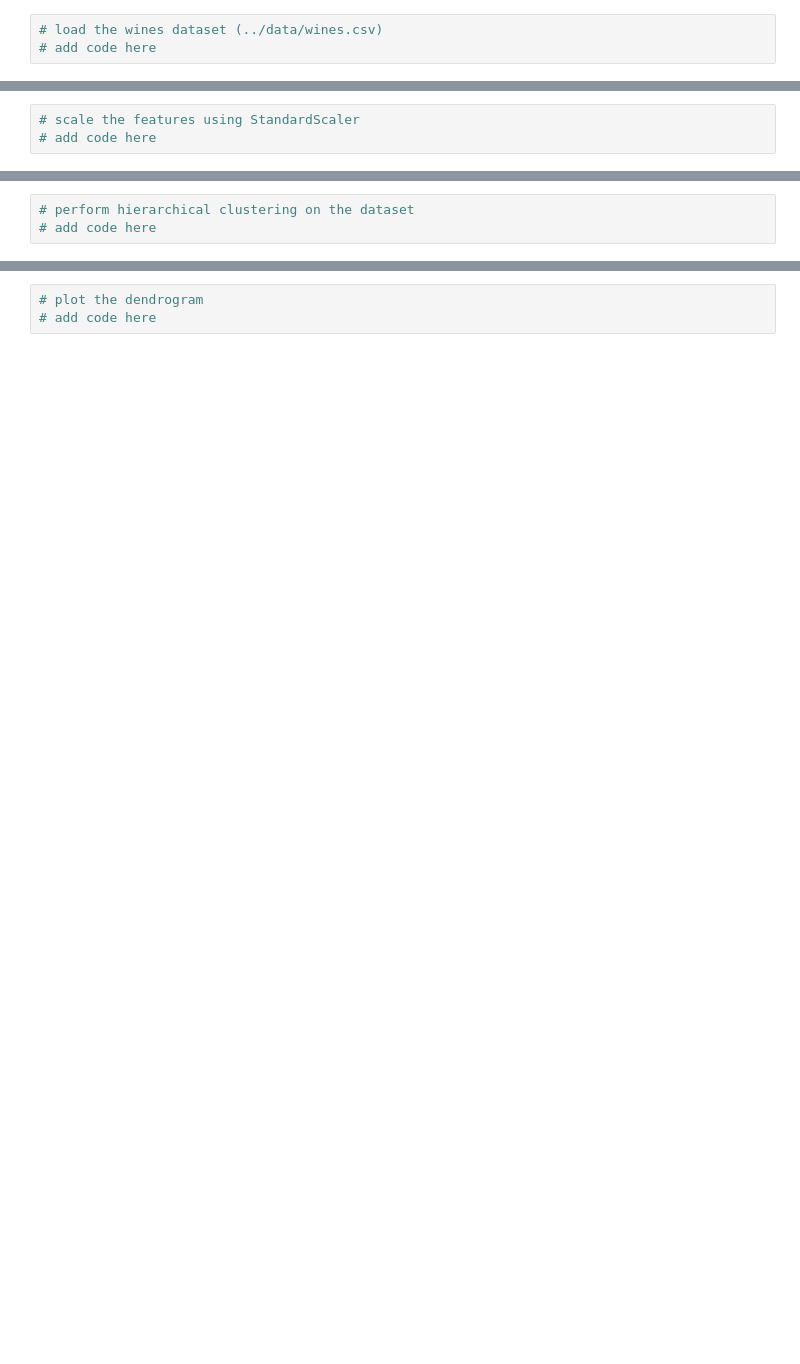
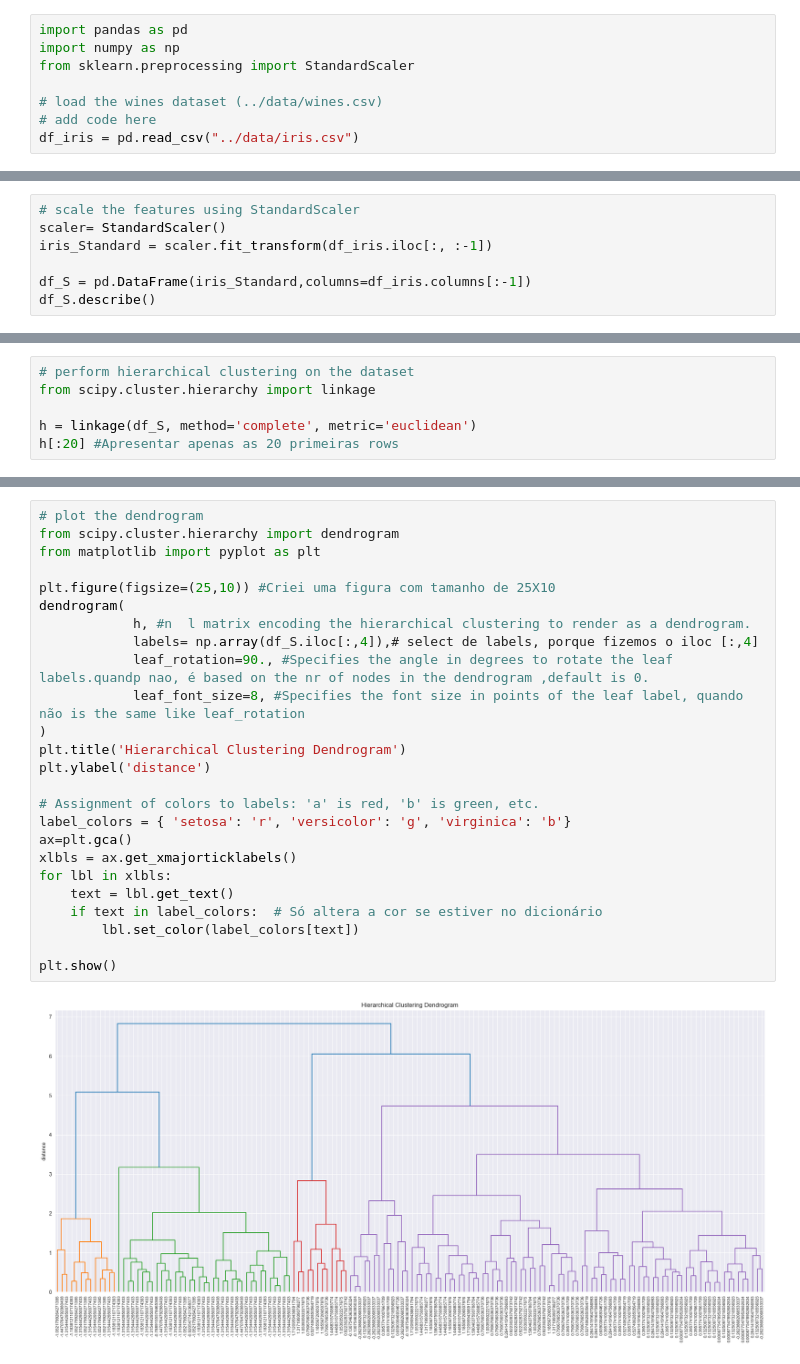
Before and after one commit to LCDA-UCP/ml-hands-on, a Jupyter notebook: exercises/session05/exercises.ipynb, the cells around one changed output, grey strips where cells are left out. Saved outputs shown, nothing was run; the diff lists cells and outputs as text; blank space fills up the shorter version.

```diff
--- a/exercises/session05/exercises.ipynb
+++ b/exercises/session05/exercises.ipynb
@@ -1,5 +1,10 @@
 # %%
+import pandas as pd
+import numpy as np
+from sklearn.preprocessing import StandardScaler
+
 # load the wines dataset (../data/wines.csv)
 # add code here
+df_iris = pd.read_csv("../data/iris.csv")
 # %%
 # do some initial exploratory data analysis
@@ -13,3 +67,7 @@
 # %%
 # scale the features using StandardScaler
-# add code here
+scaler= StandardScaler()
+iris_Standard = scaler.fit_transform(df_iris.iloc[:, :-1])
+
+df_S = pd.DataFrame(iris_Standard,columns=df_iris.columns[:-1])
+df_S.describe()
@@ -16,3 +84,6 @@
 # %%
 # perform hierarchical clustering on the dataset
-# add code here
+from scipy.cluster.hierarchy import linkage
+
+h = linkage(df_S, method='complete', metric='euclidean')
+h[:20] #Apresentar apenas as 20 primeiras rows
@@ -19,5 +111,29 @@
 # %%
 # plot the dendrogram
-# add code here
+from scipy.cluster.hierarchy import dendrogram
+from matplotlib import pyplot as plt
+
+plt.figure(figsize=(25,10)) #Criei uma figura com tamanho de 25X10
+dendrogram(
+            h, #n  l matrix encoding the hierarchical clustering to render as a dendrogram.
+            labels= np.array(df_S.iloc[:,4]),# select de labels, porque fizemos o iloc [:,4]
+            leaf_rotation=90., #Specifies the angle in degrees to rotate the leaf labels.quandp nao, é based on the nr of nodes in the dendrogram ,default is 0.
+            leaf_font_size=8, #Specifies the font size in points of the leaf label, quando não is the same like leaf_rotation
+)
+plt.title('Hierarchical Clustering Dendrogram')
+plt.ylabel('distance')
+
+# Assignment of colors to labels: 'a' is red, 'b' is green, etc.
+label_colors = { 'setosa': 'r', 'versicolor': 'g', 'virginica': 'b'}
+ax=plt.gca()
+xlbls = ax.get_xmajorticklabels()
+for lbl in xlbls:
+    text = lbl.get_text()
+    if text in label_colors:  # Só altera a cor se estiver no dicionário
+        lbl.set_color(label_colors[text])
+
+plt.show()
+# %% [output]
+[figure, added]
 # %%
 # test different linkage methods and metrics and compare the results
```
Also changed, not shown: parts of 13 cells of this notebook.
